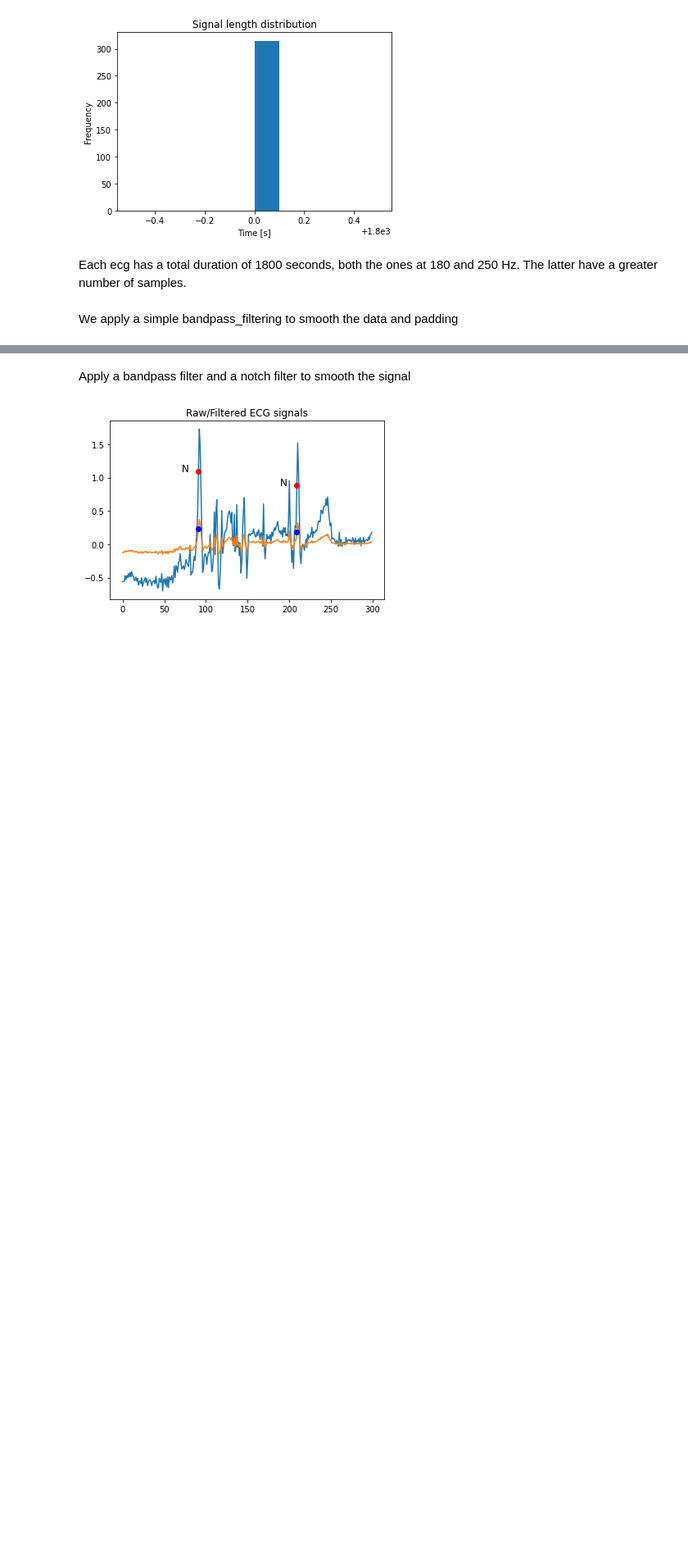
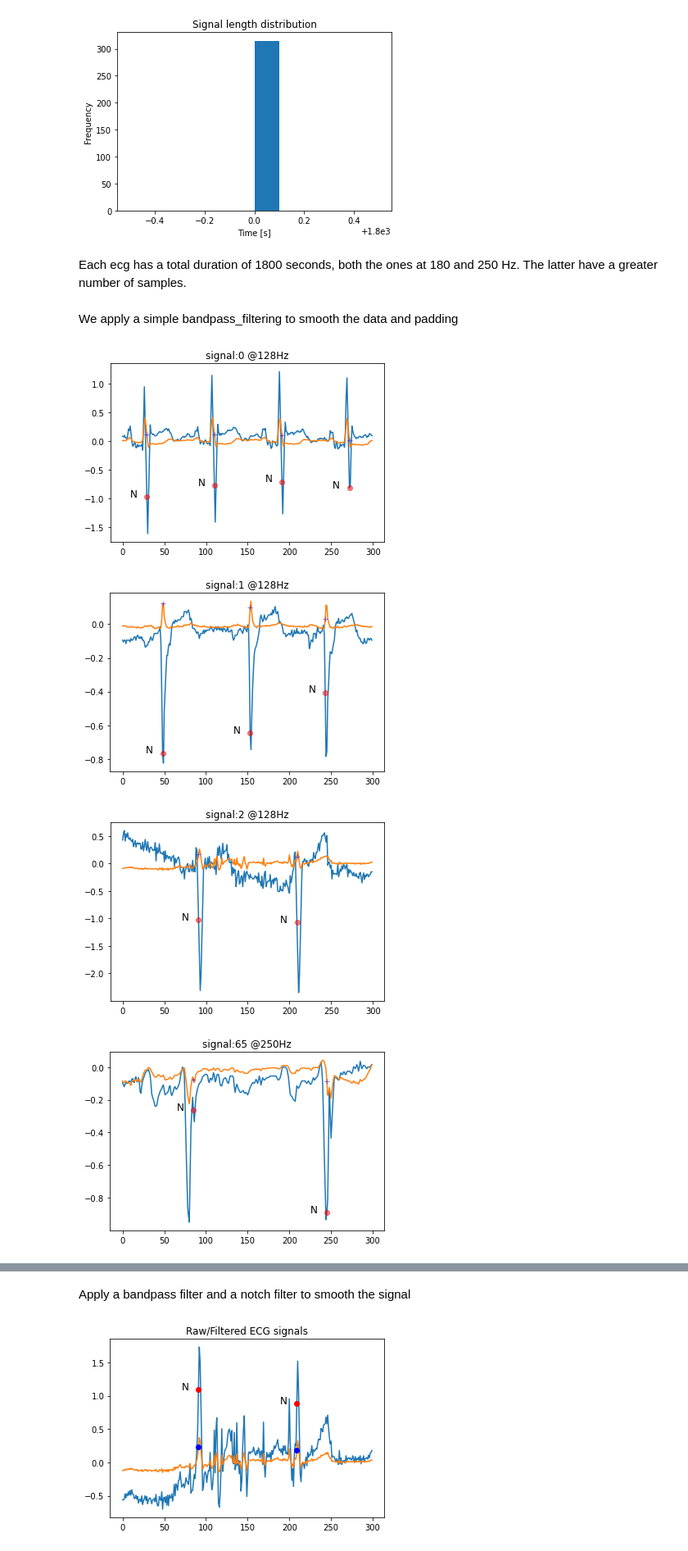
Before and after one commit to simonetome/Heartbeat-NSV-classification, a Jupyter notebook: ParsingVisualizationFiltering.ipynb, the cells around one changed output, grey strips where cells are left out. Shown: that part at 82% size. Cells and saved outputs as stored; diff of their text form; code cells hidden in the pictures; blank space fills up the shorter version.

```diff
--- a/ParsingVisualizationFiltering.ipynb
+++ b/ParsingVisualizationFiltering.ipynb
@@ -302,2 +302,17 @@ for i, signal in enumerate (ecg_signals):
   filtered = signal_preprocessing(signal, max_lenght= max_lenght, signal_freq = frequencies[i], lowcut= lowcut, highcut = highcut, filter_order=5)
   signals_filt[i]= filtered
+# %%
+plot_count_250 = 0
+plot_count_128 = 0
+for i, signal in enumerate(ecg_signals):
+  if (plot_count_250 < 3 and frequencies[i]==250) or (plot_count_128 <3 and frequencies[i]==128):
+    plot_comparison(signal,signals_filt[i], i, 300, lead=1, title="signal:"+str(i)+" @"+str(frequencies[i])+"Hz")
+    if frequencies[i]==250:
+      plot_count_250 += 1
+    elif  frequencies[i]==128:
+      plot_count_128 += 1
+# %% [output]
+[figure, added]
+[figure, added]
+[figure, added]
+[figure, added]
```
Also changed, not shown: parts of 5 cells of this notebook.
